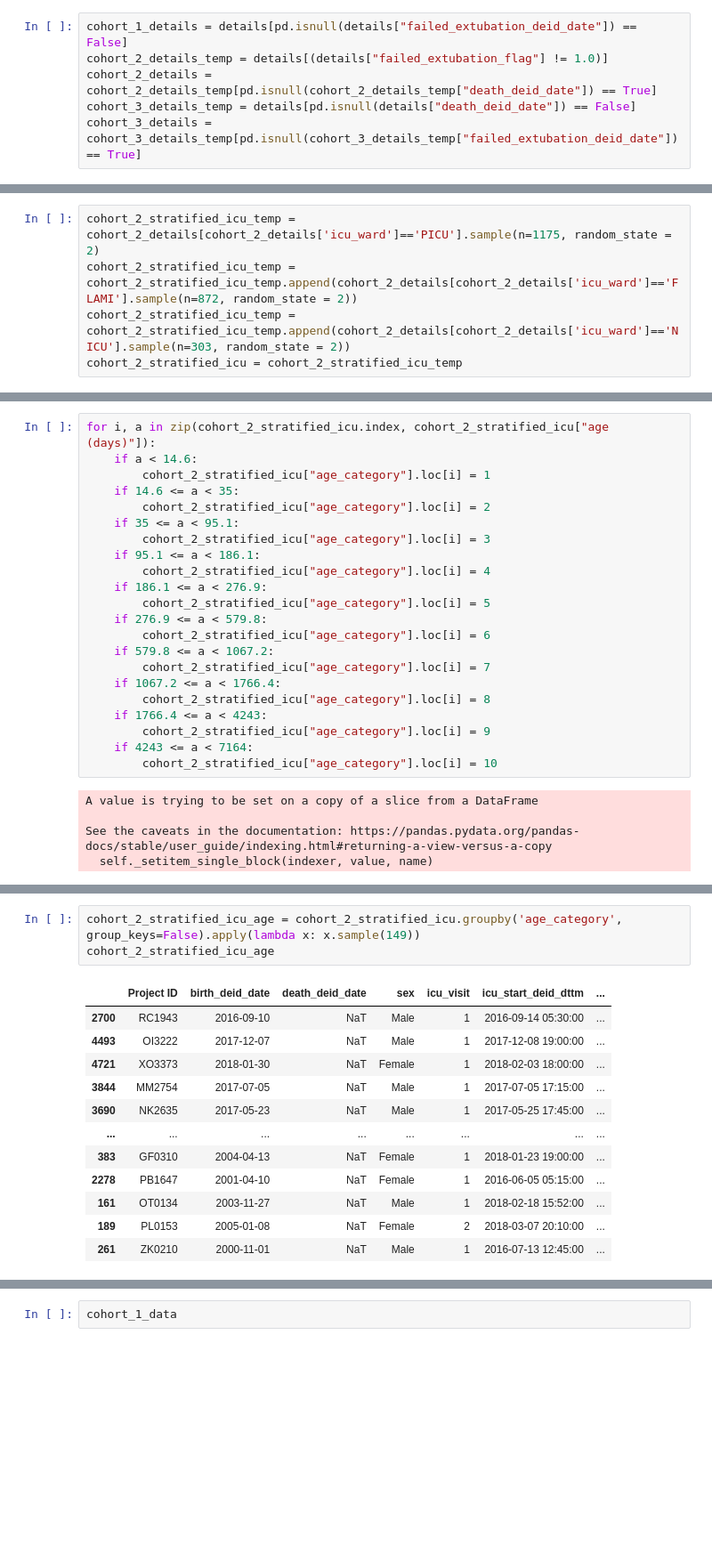
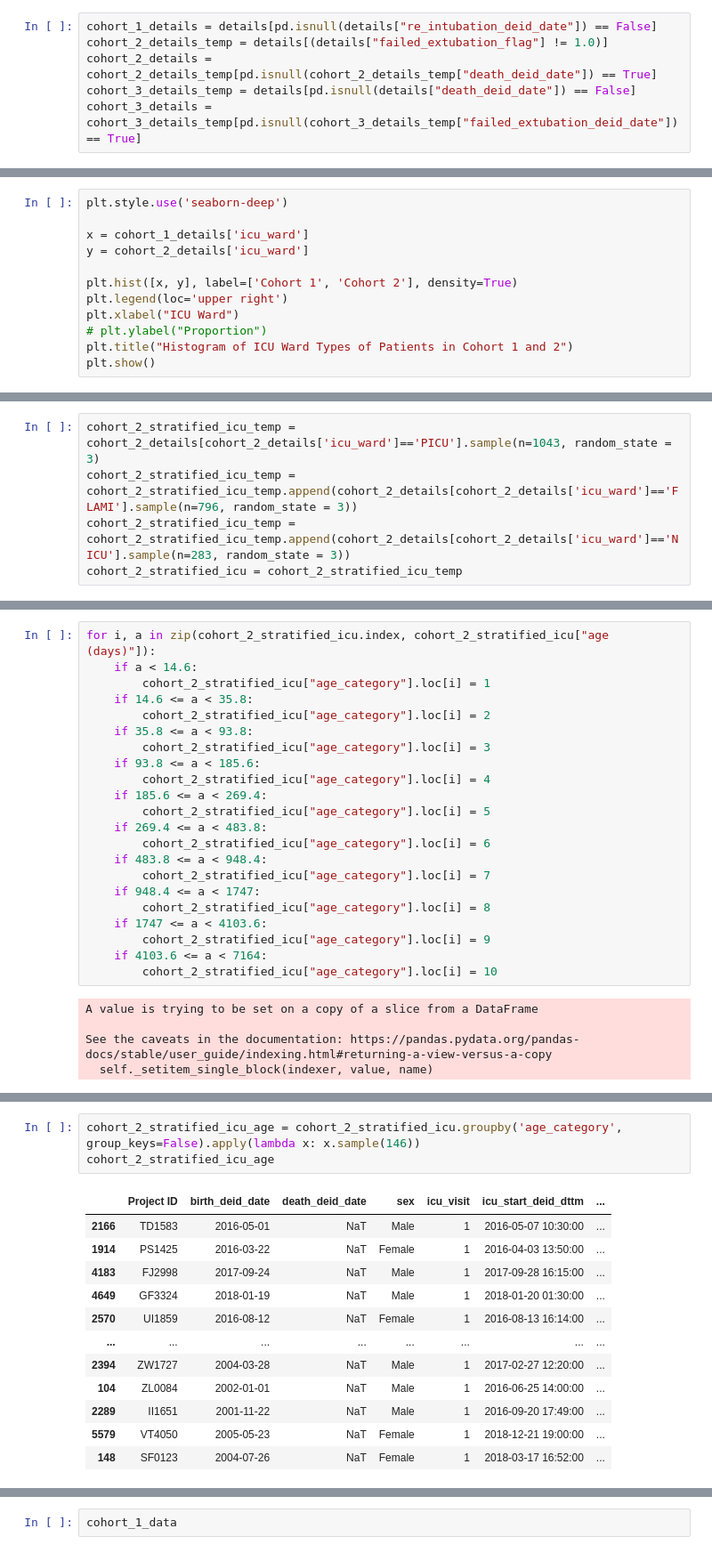
Before and after one commit to l-khali/In2Research, a Jupyter notebook: data_preparation.ipynb, the cells around one changed output, grey strips where cells are left out. Shown at 89% size. Drawn from its saved outputs; the diff is of its cells as text; blank space fills up the shorter version.

```diff
--- a/data_preparation.ipynb
+++ b/data_preparation.ipynb
@@ -74,5 +162,5 @@ See the caveats in the documentation: https://pandas.pydata.org/pandas-docs/stab
 # %%
-cohort_1_details = details[pd.isnull(details["failed_extubation_deid_date"]) == False]
+cohort_1_details = details[pd.isnull(details["re_intubation_deid_date"]) == False]
 cohort_2_details_temp = details[(details["failed_extubation_flag"] != 1.0)]
 cohort_2_details = cohort_2_details_temp[pd.isnull(cohort_2_details_temp["death_deid_date"]) == True]
 cohort_3_details_temp = details[pd.isnull(details["death_deid_date"]) == False]
@@ -126,0 +281,12 @@ cohort_1_details = cohort_1_details[cohort_1_details["extubation_duration"] > 12
+# %%
+plt.style.use('seaborn-deep')
+
+x = cohort_1_details['icu_ward']
+y = cohort_2_details['icu_ward']
+
+plt.hist([x, y], label=['Cohort 1', 'Cohort 2'], density=True)
+plt.legend(loc='upper right')
+plt.xlabel("ICU Ward")
+# plt.ylabel("Proportion")
+plt.title("Histogram of ICU Ward Types of Patients in Cohort 1 and 2")
+plt.show()
@@ -143,5 +311,5 @@ cohort_2_monitor
 # %%
-cohort_2_stratified_icu_temp = cohort_2_details[cohort_2_details['icu_ward']=='PICU'].sample(n=1175, random_state = 2)
-cohort_2_stratified_icu_temp = cohort_2_stratified_icu_temp.append(cohort_2_details[cohort_2_details['icu_ward']=='FLAMI'].sample(n=872, random_state = 2))
-cohort_2_stratified_icu_temp = cohort_2_stratified_icu_temp.append(cohort_2_details[cohort_2_details['icu_ward']=='NICU'].sample(n=303, random_state = 2))
+cohort_2_stratified_icu_temp = cohort_2_details[cohort_2_details['icu_ward']=='PICU'].sample(n=1043, random_state = 3)
+cohort_2_stratified_icu_temp = cohort_2_stratified_icu_temp.append(cohort_2_details[cohort_2_details['icu_ward']=='FLAMI'].sample(n=796, random_state = 3))
+cohort_2_stratified_icu_temp = cohort_2_stratified_icu_temp.append(cohort_2_details[cohort_2_details['icu_ward']=='NICU'].sample(n=283, random_state = 3))
 cohort_2_stratified_icu = cohort_2_stratified_icu_temp
@@ -151,23 +344,23 @@ cohort_2_stratified_icu["age_category"] = 0
 for i, a in zip(cohort_2_stratified_icu.index, cohort_2_stratified_icu["age (days)"]):
     if a < 14.6:
         cohort_2_stratified_icu["age_category"].loc[i] = 1
-    if 14.6 <= a < 35:
+    if 14.6 <= a < 35.8:
         cohort_2_stratified_icu["age_category"].loc[i] = 2
-    if 35 <= a < 95.1:
+    if 35.8 <= a < 93.8:
         cohort_2_stratified_icu["age_category"].loc[i] = 3
-    if 95.1 <= a < 186.1:
+    if 93.8 <= a < 185.6:
         cohort_2_stratified_icu["age_category"].loc[i] = 4
-    if 186.1 <= a < 276.9:
+    if 185.6 <= a < 269.4:
         cohort_2_stratified_icu["age_category"].loc[i] = 5
-    if 276.9 <= a < 579.8:
+    if 269.4 <= a < 483.8:
         cohort_2_stratified_icu["age_category"].loc[i] = 6
-    if 579.8 <= a < 1067.2:
+    if 483.8 <= a < 948.4:
         cohort_2_stratified_icu["age_category"].loc[i] = 7
-    if 1067.2 <= a < 1766.4:
+    if 948.4 <= a < 1747:
         cohort_2_stratified_icu["age_category"].loc[i] = 8
-    if 1766.4 <= a < 4243:
+    if 1747 <= a < 4103.6:
         cohort_2_stratified_icu["age_category"].loc[i] = 9
-    if 4243 <= a < 7164:
+    if 4103.6 <= a < 7164:
         cohort_2_stratified_icu["age_category"].loc[i] = 10
 # %% [output]
 A value is trying to be set on a copy of a slice from a DataFrame
@@ -190,17 +383,17 @@ pd.cut(cohort_2_stratified_icu['age (days)'],[0, 14.6, 35.0, 95.1, 186.6, 276.9,
 Name: age (days), dtype: int64
 # %%
-cohort_2_stratified_icu_age = cohort_2_stratified_icu.groupby('age_category', group_keys=False).apply(lambda x: x.sample(149))
+cohort_2_stratified_icu_age = cohort_2_stratified_icu.groupby('age_category', group_keys=False).apply(lambda x: x.sample(146))
 cohort_2_stratified_icu_age
 # %% [output]
 |  | Project ID | birth_deid_date | death_deid_date | sex | icu_visit | icu_start_deid_dttm | ... |
-| 2700 | RC1943 | 2016-09-10 | NaT | Male | 1 | 2016-09-14 05:30:00 | ... |
-| 4493 | OI3222 | 2017-12-07 | NaT | Male | 1 | 2017-12-08 19:00:00 | ... |
-| 4721 | XO3373 | 2018-01-30 | NaT | Female | 1 | 2018-02-03 18:00:00 | ... |
-| 3844 | MM2754 | 2017-07-05 | NaT | Male | 1 | 2017-07-05 17:15:00 | ... |
-| 3690 | NK2635 | 2017-05-23 | NaT | Male | 1 | 2017-05-25 17:45:00 | ... |
+| 2166 | TD1583 | 2016-05-01 | NaT | Male | 1 | 2016-05-07 10:30:00 | ... |
+| 1914 | PS1425 | 2016-03-22 | NaT | Female | 1 | 2016-04-03 13:50:00 | ... |
+| 4183 | FJ2998 | 2017-09-24 | NaT | Male | 1 | 2017-09-28 16:15:00 | ... |
+| 4649 | GF3324 | 2018-01-19 | NaT | Male | 1 | 2018-01-20 01:30:00 | ... |
+| 2570 | UI1859 | 2016-08-12 | NaT | Female | 1 | 2016-08-13 16:14:00 | ... |
 | ... | ... | ... | ... | ... | ... | ... | ... |
-| 383 | GF0310 | 2004-04-13 | NaT | Female | 1 | 2018-01-23 19:00:00 | ... |
-| 2278 | PB1647 | 2001-04-10 | NaT | Female | 1 | 2016-06-05 05:15:00 | ... |
-| 161 | OT0134 | 2003-11-27 | NaT | Male | 1 | 2018-02-18 15:52:00 | ... |
-| 189 | PL0153 | 2005-01-08 | NaT | Female | 2 | 2018-03-07 20:10:00 | ... |
-| 261 | ZK0210 | 2000-11-01 | NaT | Male | 1 | 2016-07-13 12:45:00 | ... |
+| 2394 | ZW1727 | 2004-03-28 | NaT | Male | 1 | 2017-02-27 12:20:00 | ... |
+| 104 | ZL0084 | 2002-01-01 | NaT | Male | 1 | 2016-06-25 14:00:00 | ... |
+| 2289 | II1651 | 2001-11-22 | NaT | Male | 1 | 2016-09-20 17:49:00 | ... |
+| 5579 | VT4050 | 2005-05-23 | NaT | Female | 1 | 2018-12-21 19:00:00 | ... |
+| 148 | SF0123 | 2004-07-26 | NaT | Female | 1 | 2018-03-17 16:52:00 | ... |
```
Also changed, not shown: parts of 29 cells of this notebook, 7 other files.
